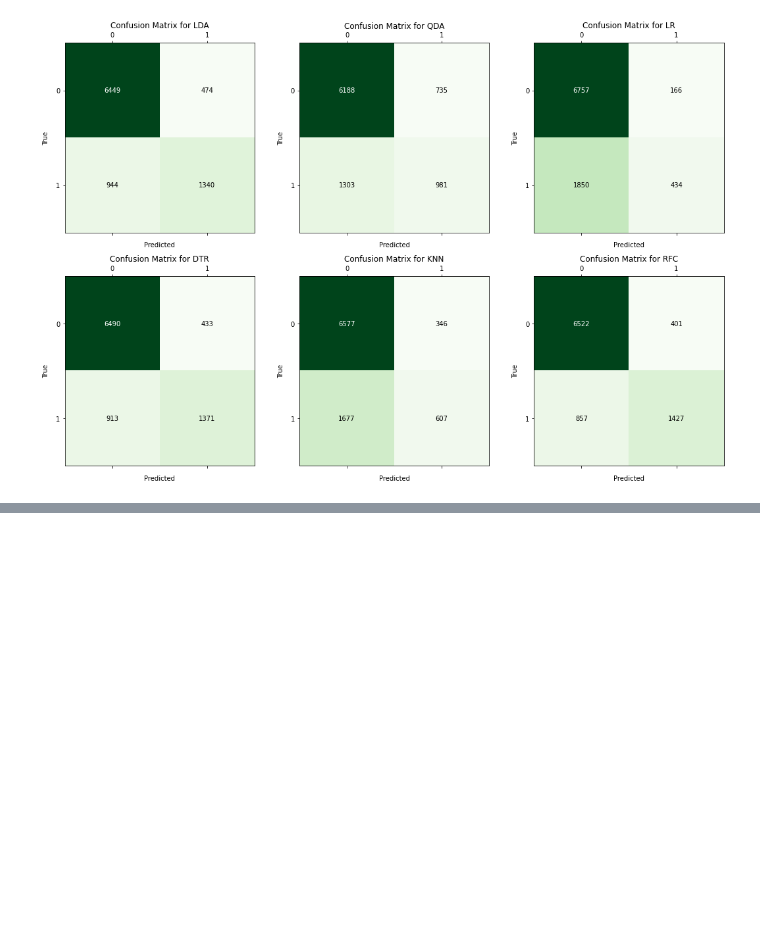
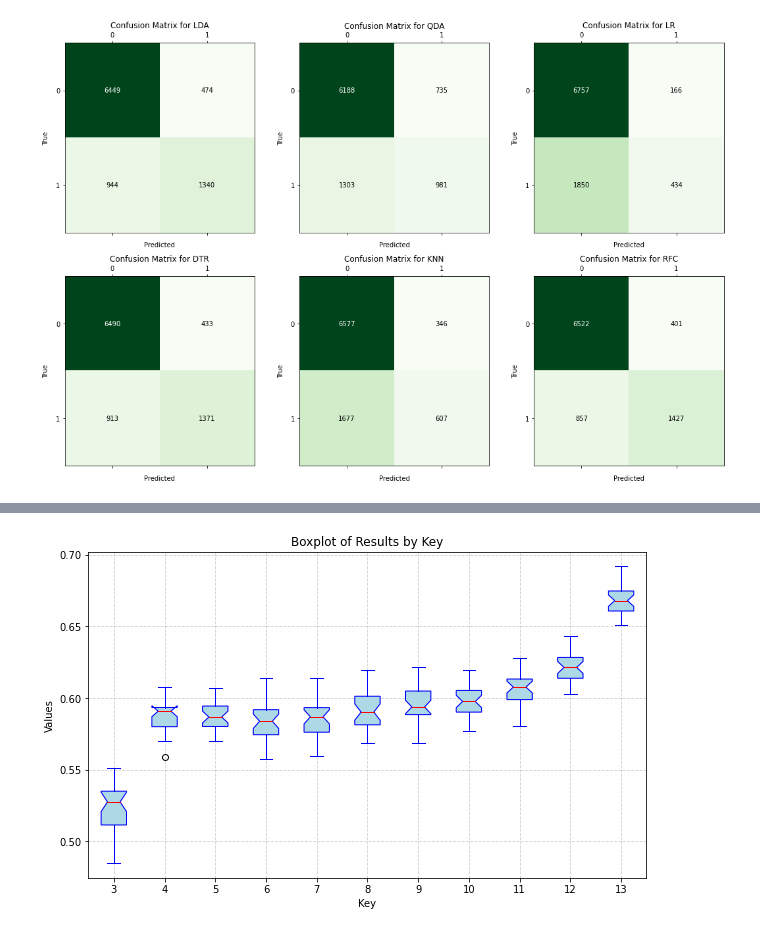
Before and after one commit to Paulina-Iwach/Data_Mining_Project, a Jupyter notebook: classification.ipynb, the cells around one changed output, grey strips where cells are left out. Drawn from its saved outputs; the diff is of its cells as text; code cells hidden in the pictures; blank space fills up the shorter version.

Commit message:
feature selection

```diff
--- a/classification.ipynb
+++ b/classification.ipynb
@@ -454,0 +445,20 @@ plot_confusion_matrices(cm_results)
+# %%
+from tqdm import tqdm
+
+def select_columns(data, prefixes):
+    selected_columns = data.columns[data.columns.to_series().str.startswith(tuple(prefixes))]
+    return data[selected_columns]
+
+def incremental_feature_training(X_train, y_train, features_ordered, best_params):
+    results = {}
+    feature_set = []
+
+    for feature in tqdm(features_ordered):
+        feature_set.append(feature)
+        estimator = RandomForestClassifier()
+        pipeline = create_pipeline(estimator)
+        results[len(feature_set)] = cross_val_score(pipeline, select_columns(X_train, feature_set), y_train, scoring='f1', cv=RepeatedStratifiedKFold(n_splits=10, n_repeats=3, random_state=2))
+
+    return results
+# %%
+features_scores = incremental_feature_training(X_train, y_train, features_ordered, rfc_best_params)
@@ -454,0 +485,31 @@ plot_confusion_matrices(cm_results)
+# %%
+import matplotlib.pyplot as plt
+def plot_results(data):
+    plt.figure(figsize=(10, 6))
+
+    # Extract the labels and values
+    labels = list(data.keys())[2:]
+    values = [data[key] for key in labels]
+
+    # Create boxplots
+    plt.boxplot(values, labels=labels, notch=True, patch_artist=True,
+                boxprops=dict(facecolor='lightblue', color='blue'),
+                whiskerprops=dict(color='blue'),
+                capprops=dict(color='blue'),
+                medianprops=dict(color='red'))
+
+    # Set title and labels
+    plt.title('Boxplot of Results by Key')
+    plt.xlabel('Key')
+    plt.ylabel('Values')
+
+    # Adding grid for better readability
+    plt.grid(True, linestyle='--', alpha=0.6)
+
+    # Show the plot
+    plt.show()
+
+
+plot_results(features_scores)
+# %% [output]
+[figure, added]
```
Also changed, not shown: parts of 16 cells of this notebook, 2 other files.
